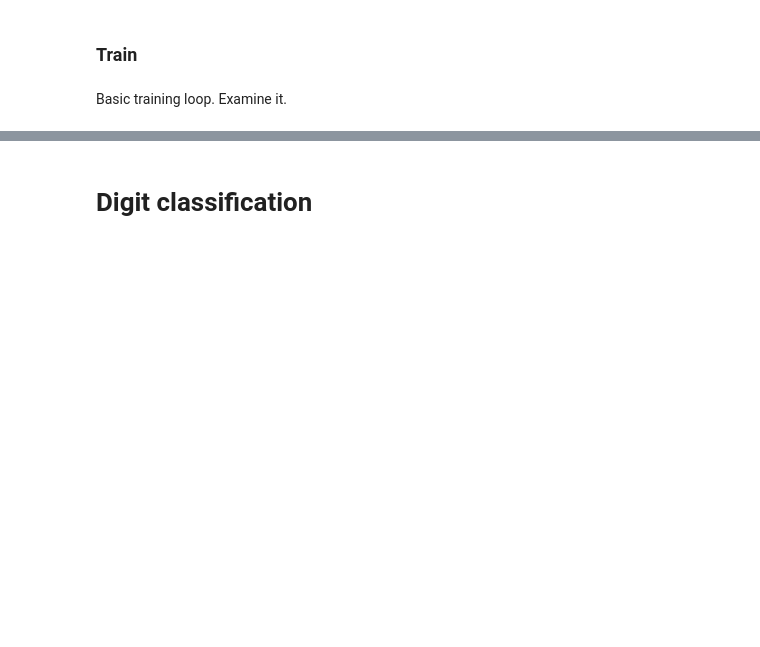
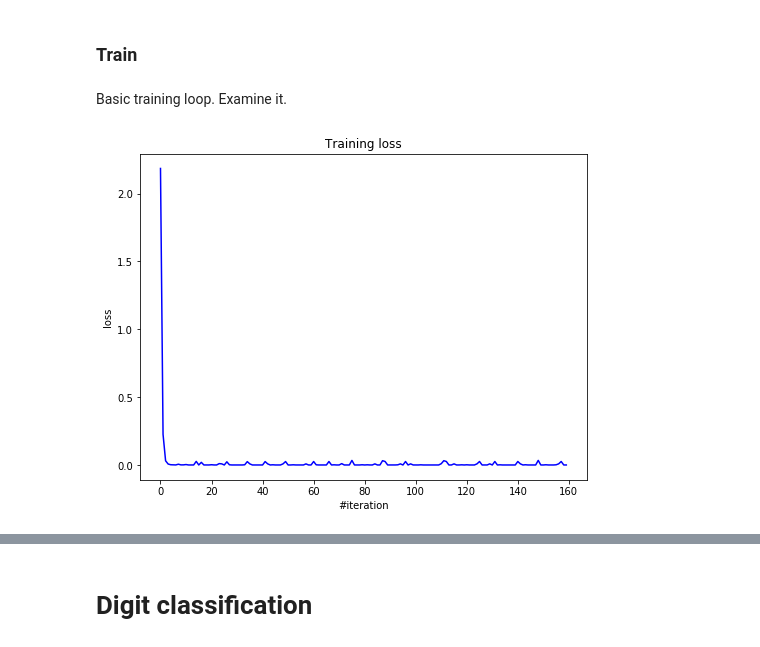
Before and after one commit to akarazeev/ML-6-7sem-MIPT-2017, a Jupyter notebook: hw5/hw1_main.ipynb, the cells around one changed output, grey strips where cells are left out. Saved outputs shown, nothing was run; the diff lists cells and outputs as text; code cells hidden in the pictures; blank space fills up the shorter version.

```diff
--- a/hw5/hw1_main.ipynb
+++ b/hw5/hw1_main.ipynb
@@ -157,9 +157,8 @@ Basic training loop. Examine it.
 %run hw1_Modules.ipynb
 
 net = Sequential()
-net.add(Linear(2, 3))
-net.add(Linear(3, 2))
-# net.add(SoftMax())
+net.add(Linear(2, 2))
+net.add(SoftMax())
 
 criterion = ClassNLLCriterion()
 
@@ -196,38 +195,39 @@ def sgd_momentum(x, dx, config, state):
 optimizer_config = {'learning_rate' : 1e-1, 'momentum': 0.9}
 optimizer_state = {}
 n_epoch = 20
 batch_size = 128
 
 for i in range(n_epoch):
     for x_batch, y_batch in get_batches((X, Y), batch_size):
 
-#         net.zeroGradParameters()
+        net.zeroGradParameters()
 
         # Forward
         predictions = net.forward(x_batch)
         loss = criterion.forward(predictions, y_batch)
 
         # Backward
         dp = criterion.backward(predictions, y_batch)
         net.backward(x_batch, dp)
 
         # Update weights
         sgd_momentum(net.getParameters(),
                      net.getGradParameters(),
                      optimizer_config,
                      optimizer_state)
 
         loss_history.append(loss)
 
 #     Visualize
-#     display.clear_output(wait=True)
-#     plt.figure(figsize=(8, 6))
+    display.clear_output(wait=True)
+    plt.figure(figsize=(8, 6))
 
-#     plt.title("Training loss")
-#     plt.xlabel("#iteration")
-#     plt.ylabel("loss")
-#     plt.plot(loss_history, 'b')
-#     plt.show()
+    plt.title("Training loss")
+    plt.xlabel("#iteration")
+    plt.ylabel("loss")
+    plt.plot(loss_history, 'b')
+    plt.show()
 
     print('Current loss: %f' % loss)
 # %% [output]
+[figure, added]
```
Also changed, not shown: parts of 7 cells of this notebook, 3 other files.
